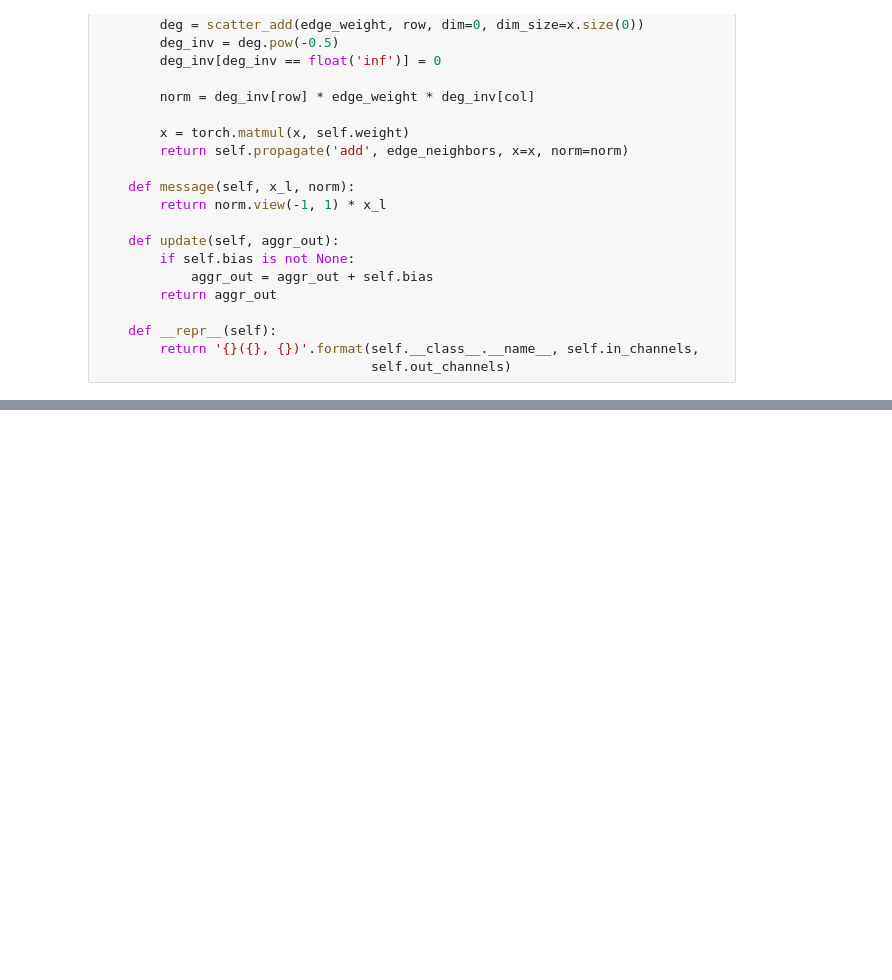
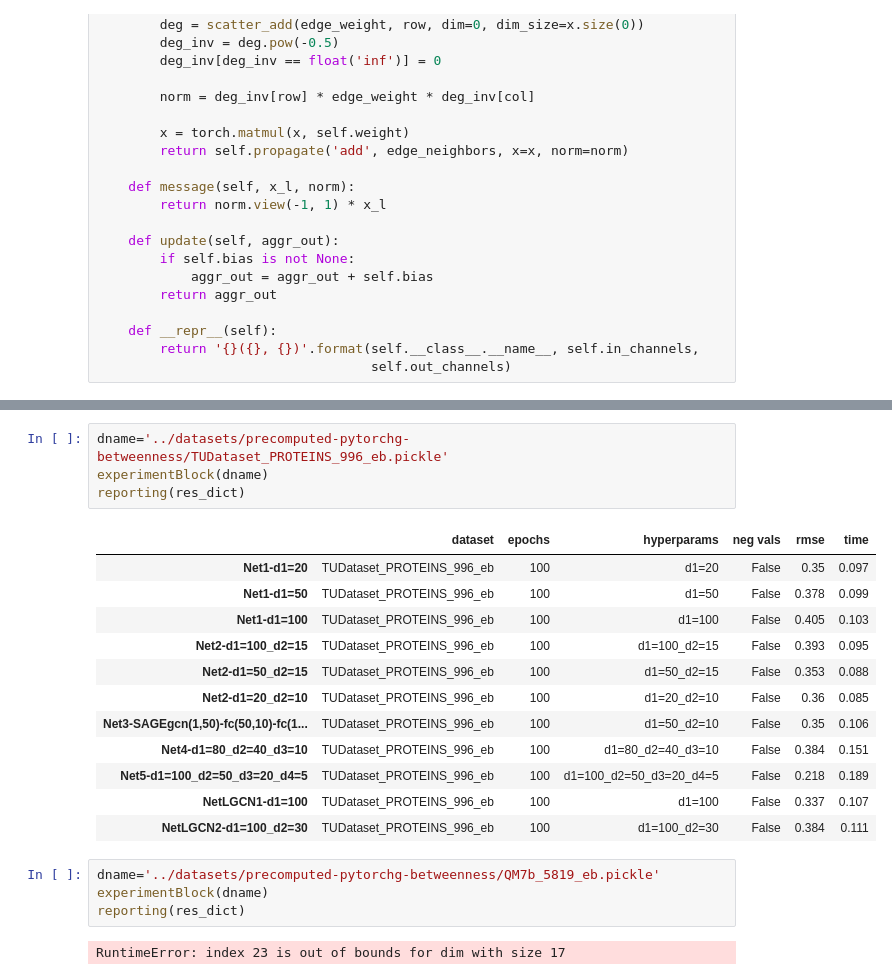
Before and after one commit to presmerats/GNN-MThesis, a Jupyter notebook: src/girvan-newman/TFM_Transductive_setting_GCN_edge_betweenness.ipynb, the cells around one changed output, grey strips where cells are left out. Drawn from its saved outputs; the diff is of its cells as text; blank space fills up the shorter version.

```diff
--- a/src/girvan-newman/TFM_Transductive_setting_GCN_edge_betweenness.ipynb
+++ b/src/girvan-newman/TFM_Transductive_setting_GCN_edge_betweenness.ipynb
@@ -683,0 +893,23 @@ Total train-test time: 1.0754420757293701
+# %%
+dname='../datasets/precomputed-pytorchg-betweenness/TUDataset_PROTEINS_996_eb.pickle'
+experimentBlock(dname)
+reporting(res_dict)
+# %% [output]
+|  | dataset | epochs | hyperparams | neg vals | rmse | time |
+| Net1-d1=20 | TUDataset_PROTEINS_996_eb | 100 | d1=20 | False | 0.35 | 0.097 |
+| Net1-d1=50 | TUDataset_PROTEINS_996_eb | 100 | d1=50 | False | 0.378 | 0.099 |
+| Net1-d1=100 | TUDataset_PROTEINS_996_eb | 100 | d1=100 | False | 0.405 | 0.103 |
+| Net2-d1=100_d2=15 | TUDataset_PROTEINS_996_eb | 100 | d1=100_d2=15 | False | 0.393 | 0.095 |
+| Net2-d1=50_d2=15 | TUDataset_PROTEINS_996_eb | 100 | d1=50_d2=15 | False | 0.353 | 0.088 |
+| Net2-d1=20_d2=10 | TUDataset_PROTEINS_996_eb | 100 | d1=20_d2=10 | False | 0.36 | 0.085 |
+| Net3-SAGEgcn(1,50)-fc(50,10)-fc(1... | TUDataset_PROTEINS_996_eb | 100 | d1=50_d2=10 | False | 0.35 | 0.106 |
+| Net4-d1=80_d2=40_d3=10 | TUDataset_PROTEINS_996_eb | 100 | d1=80_d2=40_d3=10 | False | 0.384 | 0.151 |
+| Net5-d1=100_d2=50_d3=20_d4=5 | TUDataset_PROTEINS_996_eb | 100 | d1=100_d2=50_d3=20_d4=5 | False | 0.218 | 0.189 |
+| NetLGCN1-d1=100 | TUDataset_PROTEINS_996_eb | 100 | d1=100 | False | 0.337 | 0.107 |
+| NetLGCN2-d1=100_d2=30 | TUDataset_PROTEINS_996_eb | 100 | d1=100_d2=30 | False | 0.384 | 0.111 |
+# %%
+dname='../datasets/precomputed-pytorchg-betweenness/QM7b_5819_eb.pickle'
+experimentBlock(dname)
+reporting(res_dict)
+# %% [output]
+RuntimeError: index 23 is out of bounds for dim with size 17
```
Also changed, not shown: parts of 18 cells of this notebook, 1 other file.
